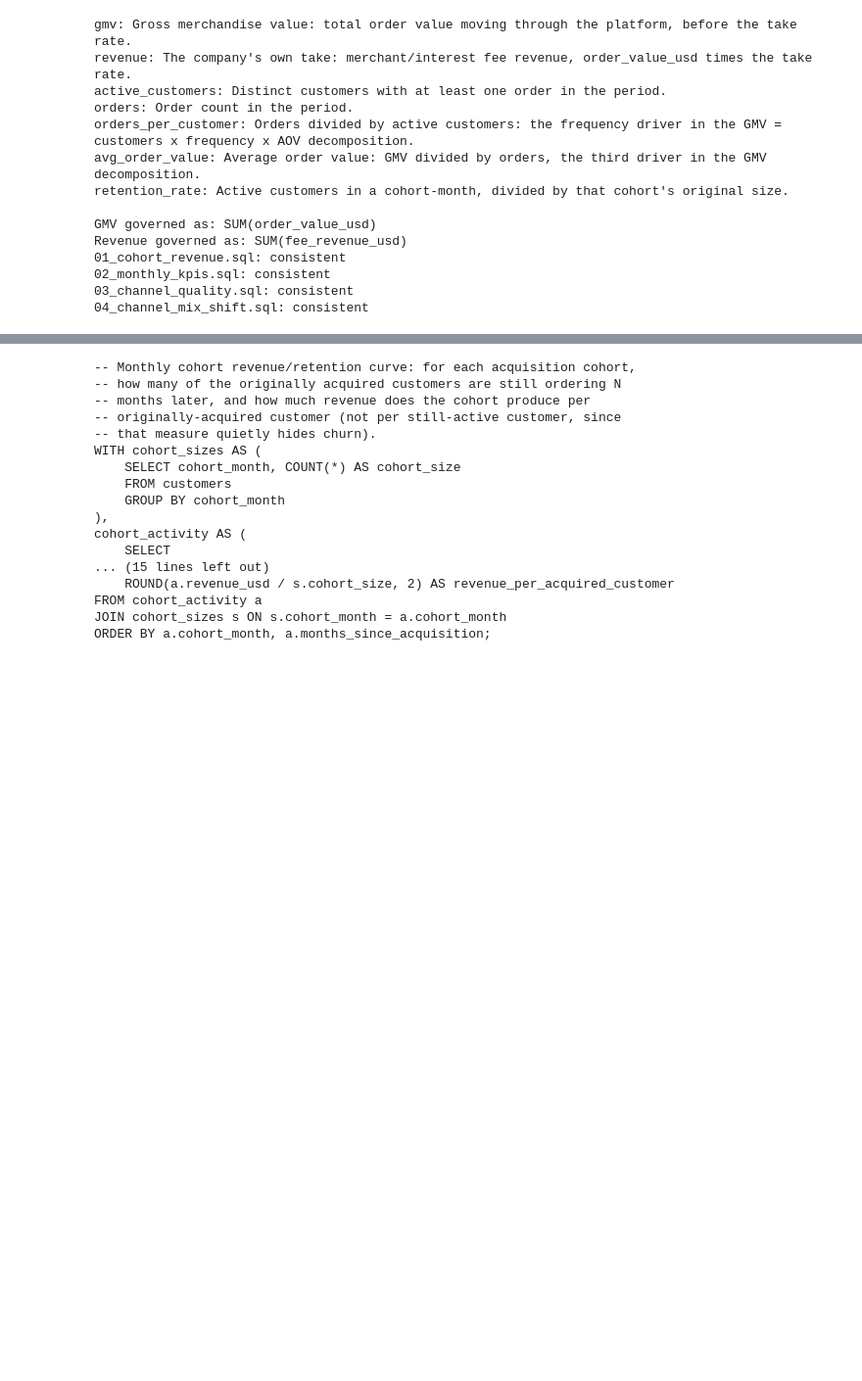
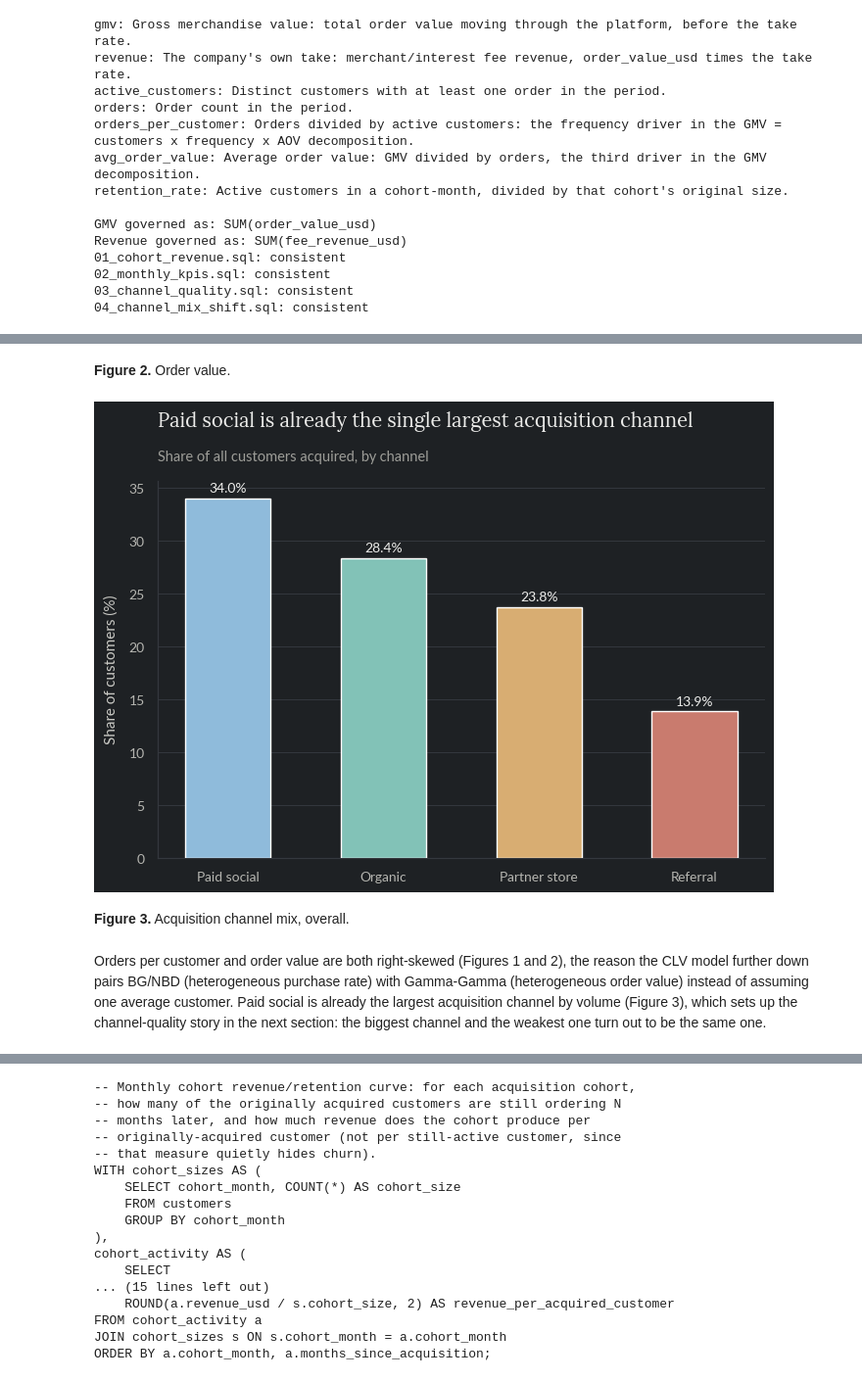
Before and after one commit to gus-morales/work-showcase, a Jupyter notebook: projects/02-ltv-contribution-analysis/notebooks/02_ltv_contribution_analysis.ipynb, the cells around one changed output, grey strips where cells are left out. Shown at 98% size. Drawn from its saved outputs; the diff is of its cells as text; code cells hidden in the pictures; blank space fills up the shorter version.

```diff
--- a/projects/02-ltv-contribution-analysis/notebooks/02_ltv_contribution_analysis.ipynb
+++ b/projects/02-ltv-contribution-analysis/notebooks/02_ltv_contribution_analysis.ipynb
@@ -93,3 +120,25 @@ Revenue governed as: SUM(fee_revenue_usd)
+# %% [markdown]
+**Figure 2.** Order value.
+# %%
+CHANNEL_LABELS = {"partner_store": "Partner store", "referral": "Referral",
+                  "organic": "Organic", "paid_social": "Paid social"}
+mix = customers["acquisition_channel"].value_counts(normalize=True).sort_values(ascending=False)
+
+fig, ax = plt.subplots(figsize=(8, 5))
+labels = [CHANNEL_LABELS[c] for c in mix.index]
+ax.bar(labels, mix.values * 100, color=PALETTE[:len(mix)], width=0.55, zorder=3)
+for i, v in enumerate(mix.values):
+    ax.text(i, v * 100 + 0.6, f"{v:.1%}", ha="center", fontsize=10, color=INK)
+style_ax(ax, title="Paid social is already the single largest acquisition channel",
+         subtitle="Share of all customers acquired, by channel",
+         ylabel="Share of customers (%)")
+plt.show()
+# %% [output]
+[figure, added]
+# %% [markdown]
+**Figure 3.** Acquisition channel mix, overall.
+# %% [markdown]
+Orders per customer and order value are both right-skewed (Figures 1 and 2), the reason the CLV model further down pairs BG/NBD (heterogeneous purchase rate) with Gamma-Gamma (heterogeneous order value) instead of assuming one average customer. Paid social is already the largest acquisition channel by volume (Figure 3), which sets up the channel-quality story in the next section: the biggest channel and the weakest one turn out to be the same one.
 # %% [markdown]
 ## 2. Cohort retention and revenue (SQL)
 
```
Also changed, not shown: parts of 25 cells of this notebook, 31 other files.
